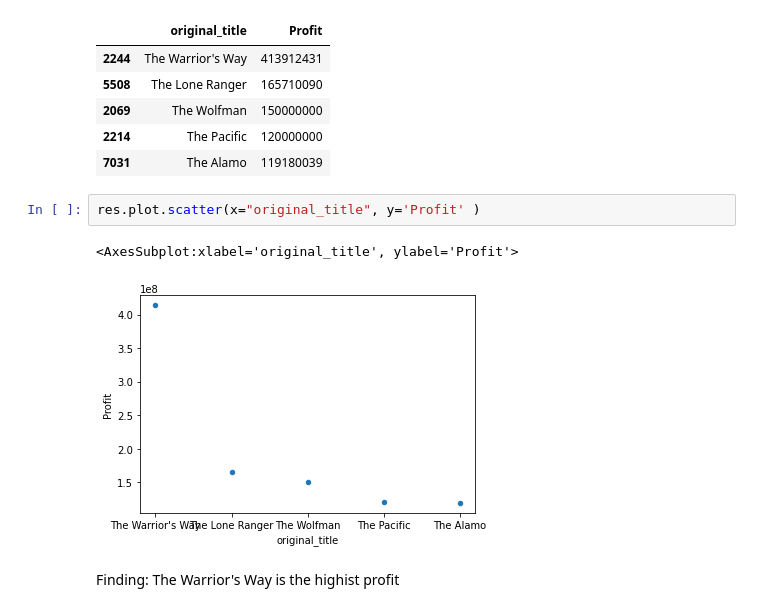
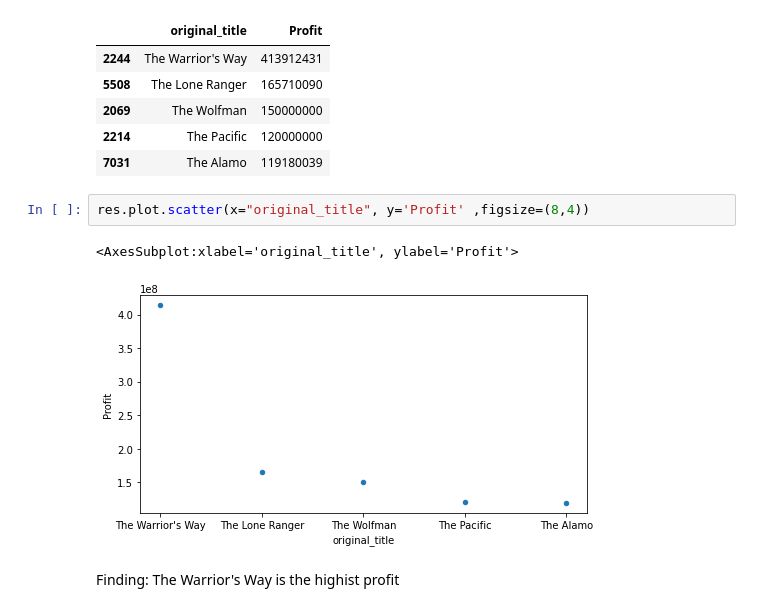
Before and after one commit to AliBugh/DS-Project1, a Jupyter notebook: Movie DS.ipynb, the cells around one changed output. Drawn from its saved outputs; the diff is of its cells as text.

```diff
--- a/Movie DS.ipynb
+++ b/Movie DS.ipynb
@@ -155,9 +162,9 @@ res
 | 2214 | The Pacific | 120000000 |
 | 7031 | The Alamo | 119180039 |
 # %%
-res.plot.scatter(x="original_title", y='Profit' )
+res.plot.scatter(x="original_title", y='Profit' ,figsize=(8,4))
 # %% [output]
 <AxesSubplot:xlabel='original_title', ylabel='Profit'>
-[figure, old version]
+[figure, new version]
 # %% [markdown]
 Finding: The Warrior's Way is the highist profit
```
Also changed, not shown: parts of 4 cells of this notebook.
